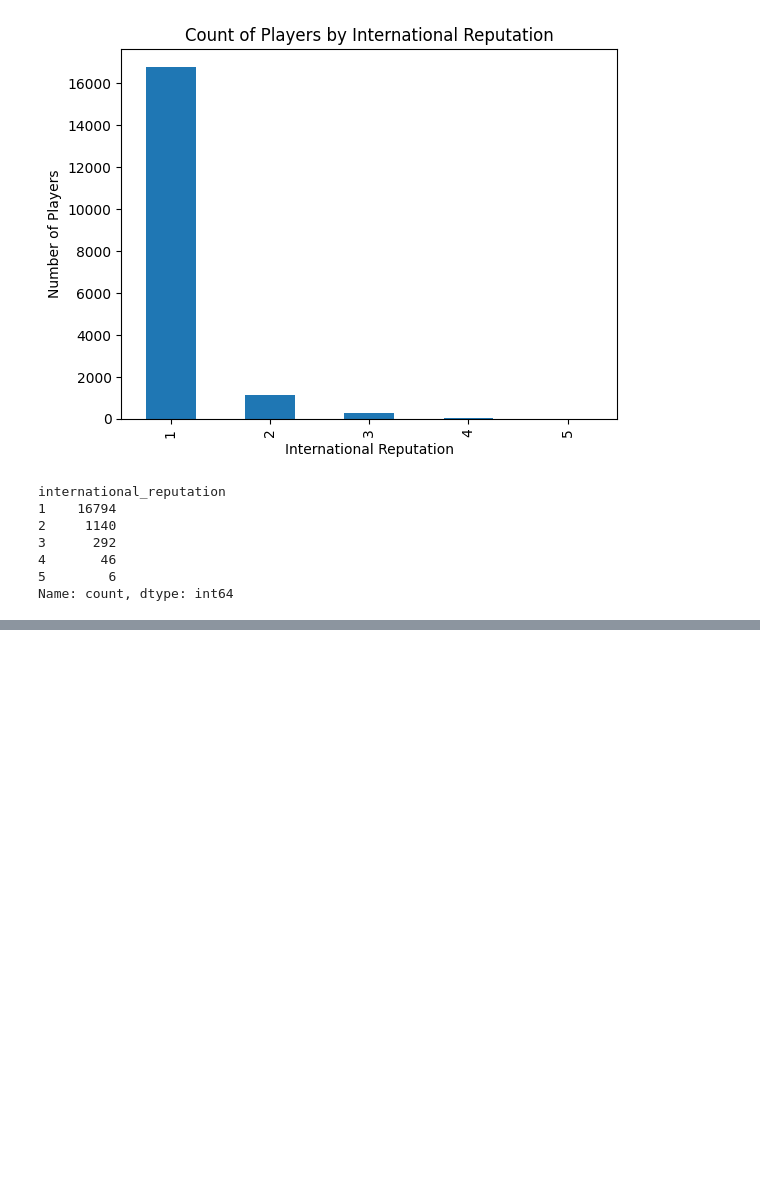
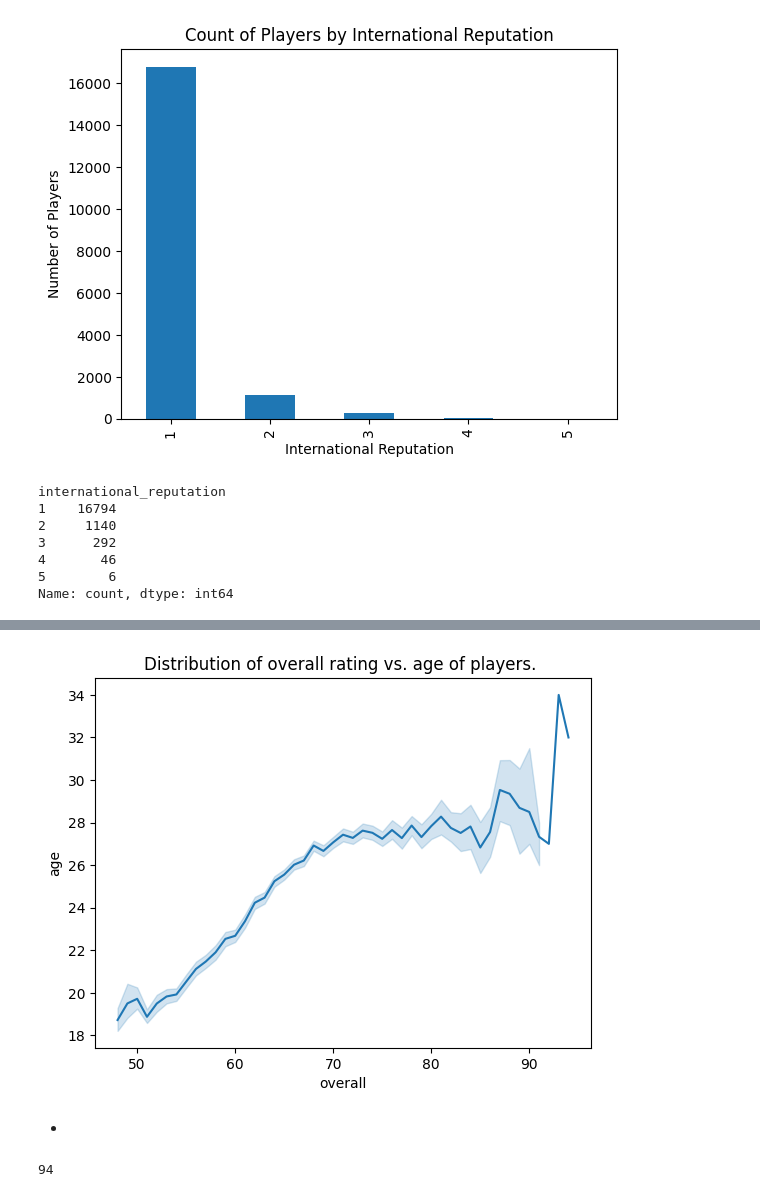
Before and after one commit to SudarshanIngole/Machine-Learning-Projects, a Jupyter notebook: PRCP_FIFA_20.ipynb, the cells around one changed output, grey strips where cells are left out. Cells and saved outputs as stored; diff of their text form; code cells hidden in the pictures; blank space fills up the shorter version.

```diff
--- a/PRCP_FIFA_20.ipynb
+++ b/PRCP_FIFA_20.ipynb
@@ -327,0 +358,13 @@ Name: count, dtype: int64
+# %%
+sns.lineplot(x='overall', y='age', data=data)
+plt.title('Distribution of overall rating vs. age of players. ')
+plt.show()
+# %% [output]
+[figure, added]
+# %% [markdown]
+*
+# %%
+data.overall.min()
+data.overall.max()
+# %% [output]
+94
```
Also changed, not shown: parts of 10 cells of this notebook.
